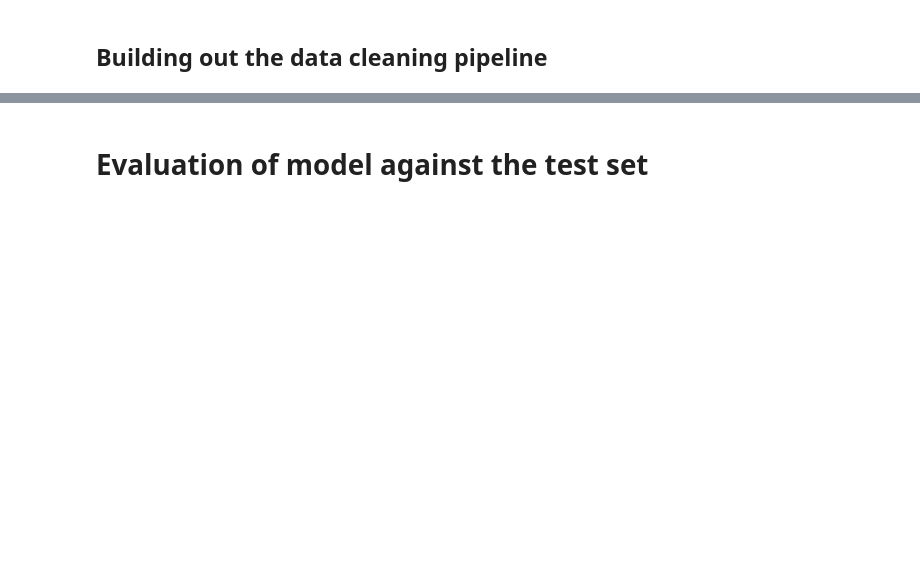
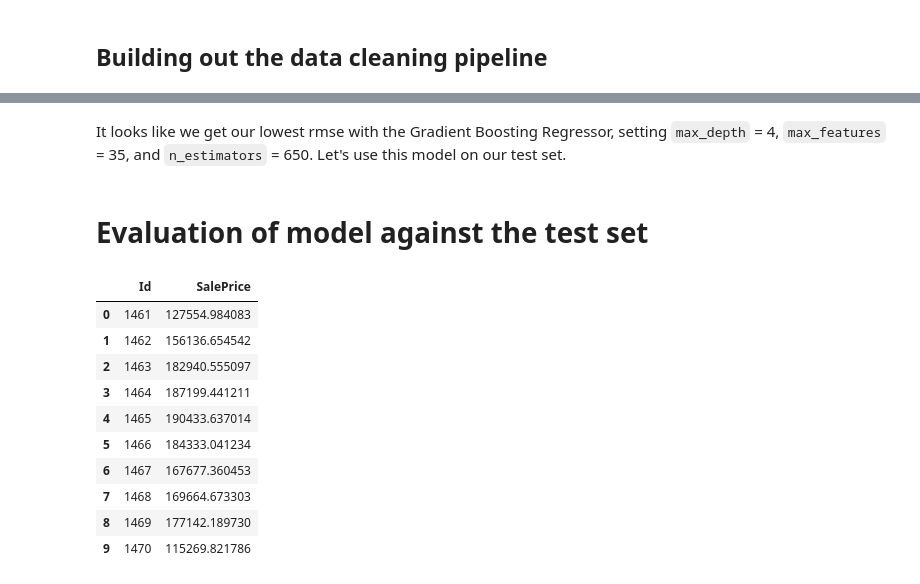
Before and after one commit to dtaylor072/housing-prices, a Jupyter notebook: price_prediction.ipynb, the cells around one changed output, grey strips where cells are left out. Cells and saved outputs as stored; diff of their text form; code cells hidden in the pictures; blank space fills up the shorter version.

Commit message:
first submission

```diff
--- a/price_prediction.ipynb
+++ b/price_prediction.ipynb
@@ -183,9 +187,6 @@ y = train_df['SalePrice'].copy()
 
 X_train, X_test, y_train, y_test = train_test_split(X, y, test_size=0.2)
 # %%
-from sklearn.pipeline import Pipeline
-from sklearn.compose import ColumnTransformer
-
 # Separate out the features that are categorical (non-numeric) so that we can transform them with a OneHotEncoder
 cat_features = list(X_train.select_dtypes(include=['object']))
 
@@ -194,14 +195,14 @@ num_features = list(X_train.select_dtypes(include=['int64', 'float64']))
 
 # pipeline for numeric features
 num_pipeline = Pipeline(steps=[
-        ('imputer', SimpleImputer(strategy='most_frequent')),
-        #('scaler', StandardScaler())
+        ('imputer', SimpleImputer(strategy='median')),
+        ('scaler', StandardScaler())
     ])
 
 # pipeline for categorical features
 cat_pipeline = Pipeline(steps=[
         ('1hot', OneHotEncoder(handle_unknown='ignore')),
-        ('imputer', SimpleImputer(strategy='most_frequent'))
+        ('imputer', SimpleImputer(strategy='median'))
     ])
 
 # combine the numeric and categorical transformer pipelines into one consolidated preprocessor
@@ -215,6 +222,6 @@ preprocessor = ColumnTransformer(
 # %%
 regressors = [
-    LinearRegression(),
+    Lasso(alpha=0.001,precompute=True,max_iter=10000, positive=True, random_state=42, selection='random', tol=0.1),
     DecisionTreeRegressor(random_state=42),
     RandomForestRegressor(random_state=42),
     SVR(gamma='auto'),
@@ -230,6 +237,7 @@ for regressor in regressors:
     cv_rmse = np.sqrt(-cross_val_mse_scores)
 
     y_pred = pipe.predict(X_test)
+    print([x for x in y_pred if x < 0])
     rmse = np.sqrt(mean_squared_error(y_test, y_pred))
     rmsle = np.sqrt(mean_squared_log_error(y_test, y_pred))
 
@@ -259,14 +268,22 @@ mean rmse: 28737.275 // std rmse: 5622.214
 # %%
 param_grid = [
-    {'reg__max_depth':[6], 'reg__n_estimators': [700, 800, 900], 'reg__max_features': [35, 40, 45]},
+    {'reg__max_depth':[4, 6, 8], 'reg__n_estimators': [550, 600, 650], 'reg__max_features': [35, 40, 45]},
+    {'reg__max_depth':[15, 20, 25], 'reg__n_estimators': [550, 600, 650], 'reg__max_features': [60, 75, 90]}
 ]
 
 gb_reg = Pipeline(steps=[('preprocessor', preprocessor),
                        ('reg', GradientBoostingRegressor())])
 
-grid_search = GridSearchCV(gb_reg, param_grid, cv=5,
+rf_reg = Pipeline(steps=[('preprocessor', preprocessor),
+                       ('reg', RandomForestRegressor())])
+
+gb_grid_search = GridSearchCV(gb_reg, param_grid[0], cv=5,
                            scoring='neg_mean_squared_error', return_train_score=True)
-grid_search.fit(X_train, y_train)
+gb_grid_search.fit(X_train, y_train)
+
+rf_grid_search = GridSearchCV(rf_reg, param_grid[1], cv=5,
+                           scoring='neg_mean_squared_error', return_train_score=True)
+rf_grid_search.fit(X_train, y_train)
 # %% [output]
 GridSearchCV(cv=5, error_score='raise-deprecating',
              estimator=Pipeline(memory=None,
@@ -308,2 +336,4 @@ final_model = grid_search.best_estimator_
+# %% [markdown]
+It looks like we get our lowest rmse with the Gradient Boosting Regressor, setting `max_depth` = 4, `max_features` = 35, and `n_estimators` = 650. Let's use this model on our test set.
 # %% [markdown]
 # Evaluation of model against the test set
@@ -312,0 +340,23 @@ final_model = grid_search.best_estimator_
+# %%
+final_model = Pipeline(steps=[('preprocessor', preprocessor),
+                              ('reg', GradientBoostingRegressor(max_depth = 4,
+                                                                max_features = 35,
+                                                                n_estimators = 650))])
+final_model.fit(X_train, y_train)
+
+y_pred = pd.Series(final_model.predict(test_df))
+# %%
+submission_df = pd.concat([X_test.reset_index().Id, y_pred], axis=1, keys=['Id', 'SalePrice'])
+submission_df.head(10)
+# %% [output]
+|  | Id | SalePrice |
+| 0 | 1461 | 127554.984083 |
+| 1 | 1462 | 156136.654542 |
+| 2 | 1463 | 182940.555097 |
+| 3 | 1464 | 187199.441211 |
+| 4 | 1465 | 190433.637014 |
+| 5 | 1466 | 184333.041234 |
+| 6 | 1467 | 167677.360453 |
+| 7 | 1468 | 169664.673303 |
+| 8 | 1469 | 177142.189730 |
+| 9 | 1470 | 115269.821786 |
```
Also changed, not shown: parts of 15 cells of this notebook.
